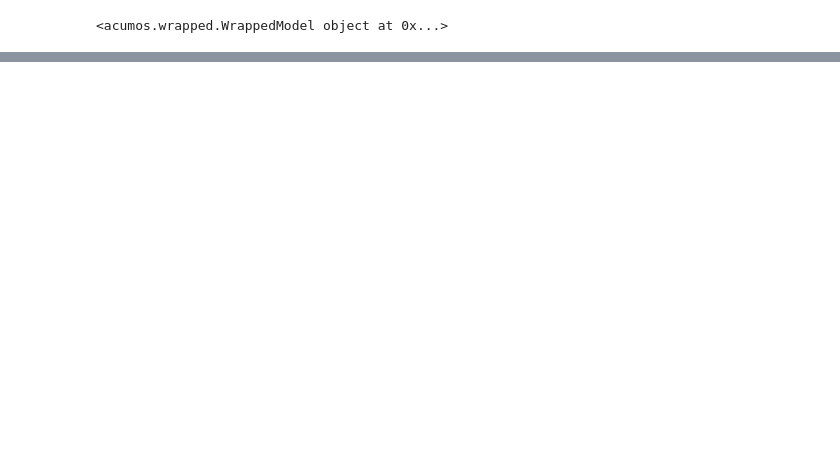
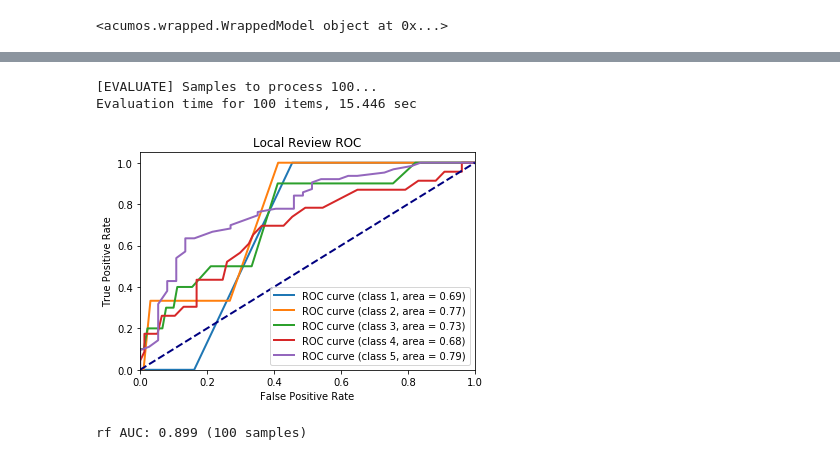
Before and after one commit to ezavesky/workshop19, a Jupyter notebook: 0F_baseline_evaluate.ipynb, the cells around one changed output, grey strips where cells are left out. Drawn from its saved outputs; the diff is of its cells as text; code cells hidden in the pictures; blank space fills up the shorter version.

```diff
--- a/0F_baseline_evaluate.ipynb
+++ b/0F_baseline_evaluate.ipynb
@@ -80,14 +89,20 @@ SystemError: <class 'type'> returned a result with an error set
 # read our larger datasets as binary files
 with gzip.open(config["path"]["etl"], 'rb') as f:
     df = pickle.load(f)
-data_in = df["X_test"].sample(100)
+num_test = 100
+data_in = df["X_test"].sample(num_test)
 df_label = df["y_test"].loc[data_in.index]
 print("[EVALUATE] Samples to process {}...".format(len(data_in)))
 list_result = util_call.score_model(wrapped_model, data_in.values.tolist(), False)
 df_predict = pd.DataFrame(list_result)
+# %% [output]
+[EVALUATE] Samples to process 100...
+Evaluation time for 100 items, 15.446 sec
 # %%
 # print(df_predict)
 # print(df_label)
-
-auc_class = util_review.draw_roc(None, df_label, df_predict, title="Local Review ROC")
-print("{} AUC: {:0.3f}".format(config["training"]["model_type"], auc_class))
+auc_class = util_review.draw_roc(None, df_label, df_predict.values, title="Local Review ROC")
+print("{} AUC: {:0.3f} ({} samples)".format(config["training"]["model_type"], auc_class, num_test))
+# %% [output]
+[figure, added]
+rf AUC: 0.899 (100 samples)
```
Also changed, not shown: parts of 5 cells of this notebook, 5 other files.
